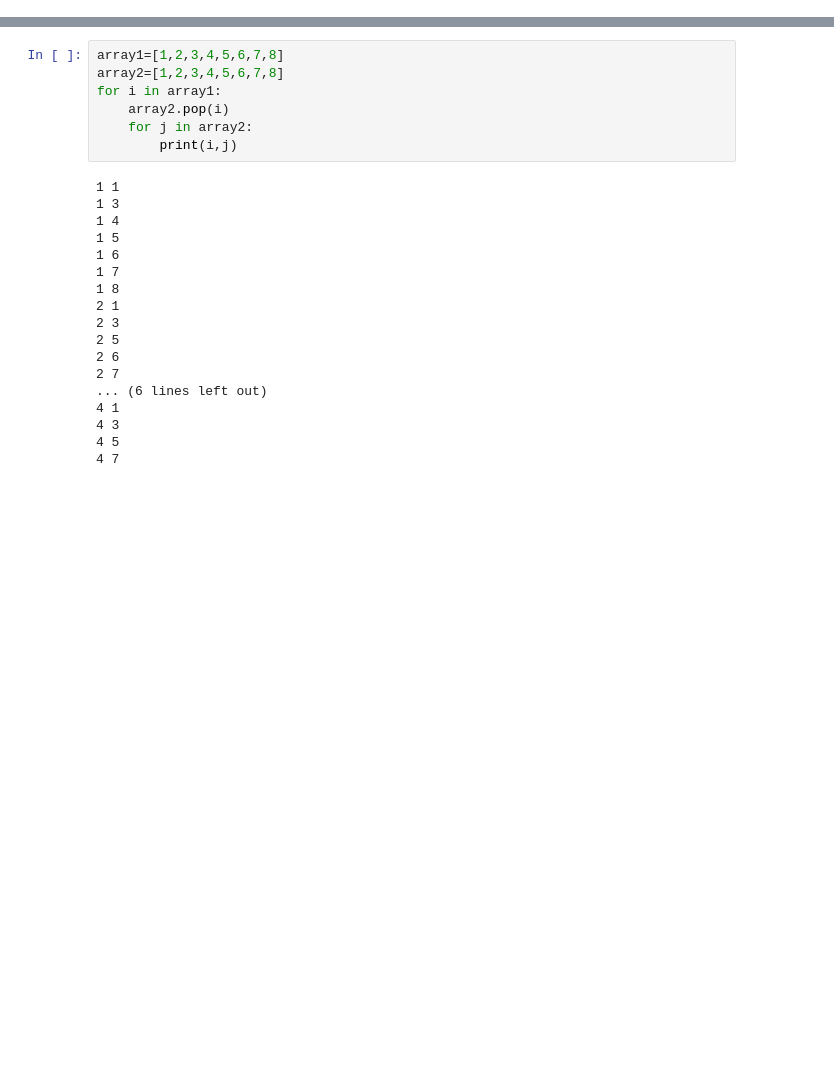
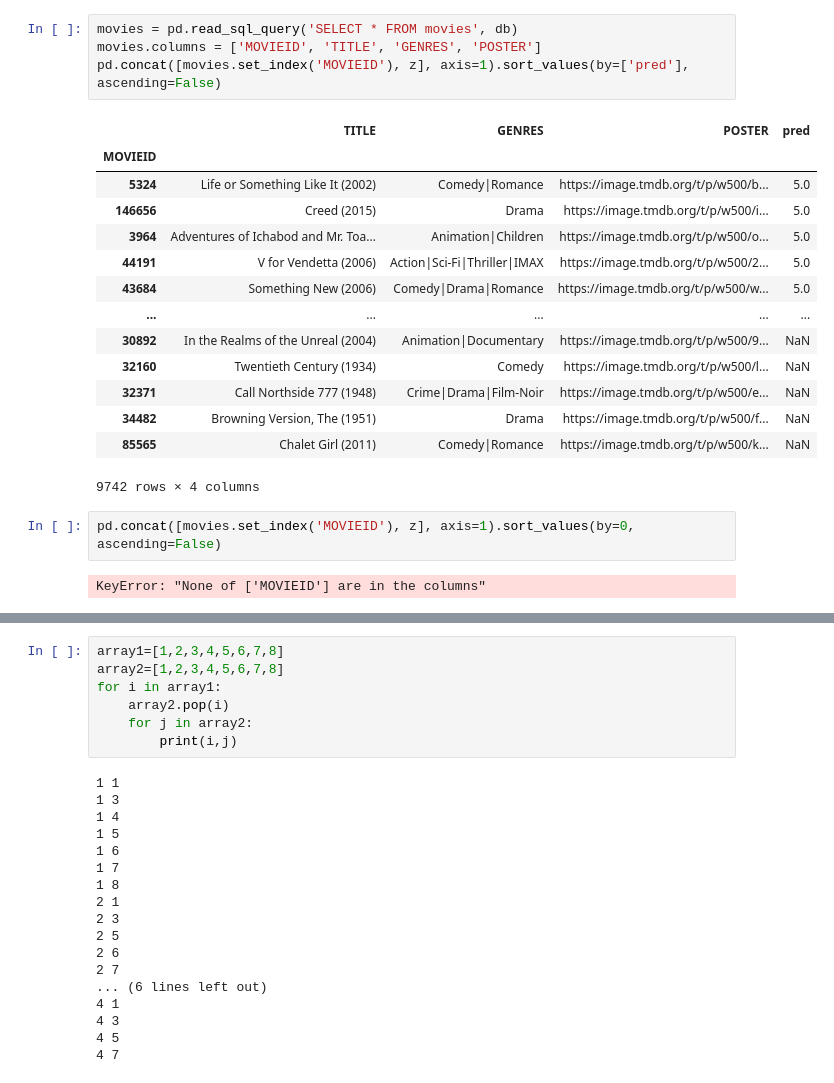
Before and after one commit to nusa1890/Item-Based-Collaborative-filtering-fix, a Jupyter notebook: Untitled-1.ipynb, the cells around one changed output, grey strips where cells are left out. Cells and saved outputs as stored; diff of their text form; blank space fills up the shorter version.

```diff
--- a/Untitled-1.ipynb
+++ b/Untitled-1.ipynb
@@ -66,0 +70,23 @@ r_ur_corr_matt
+# %%
+movies = pd.read_sql_query('SELECT * FROM movies', db)
+movies.columns = ['MOVIEID', 'TITLE', 'GENRES', 'POSTER']
+pd.concat([movies.set_index('MOVIEID'), z], axis=1).sort_values(by=['pred'], ascending=False)
+# %% [output]
+|  | TITLE | GENRES | POSTER | pred |
+| MOVIEID |  |  |  |  |
+| 5324 | Life or Something Like It (2002) | Comedy|Romance | https://image.tmdb.org/t/p/w500/b... | 5.0 |
+| 146656 | Creed (2015) | Drama | https://image.tmdb.org/t/p/w500/i... | 5.0 |
+| 3964 | Adventures of Ichabod and Mr. Toa... | Animation|Children | https://image.tmdb.org/t/p/w500/o... | 5.0 |
+| 44191 | V for Vendetta (2006) | Action|Sci-Fi|Thriller|IMAX | https://image.tmdb.org/t/p/w500/2... | 5.0 |
+| 43684 | Something New (2006) | Comedy|Drama|Romance | https://image.tmdb.org/t/p/w500/w... | 5.0 |
+| ... | ... | ... | ... | ... |
+| 30892 | In the Realms of the Unreal (2004) | Animation|Documentary | https://image.tmdb.org/t/p/w500/9... | NaN |
+| 32160 | Twentieth Century (1934) | Comedy | https://image.tmdb.org/t/p/w500/l... | NaN |
+| 32371 | Call Northside 777 (1948) | Crime|Drama|Film-Noir | https://image.tmdb.org/t/p/w500/e... | NaN |
+| 34482 | Browning Version, The (1951) | Drama | https://image.tmdb.org/t/p/w500/f... | NaN |
+| 85565 | Chalet Girl (2011) | Comedy|Romance | https://image.tmdb.org/t/p/w500/k... | NaN |
+9742 rows × 4 columns
+# %%
+pd.concat([movies.set_index('MOVIEID'), z], axis=1).sort_values(by=0, ascending=False)
+# %% [output]
+KeyError: "None of ['MOVIEID'] are in the columns"
```
Also changed, not shown: parts of 18 cells of this notebook.
